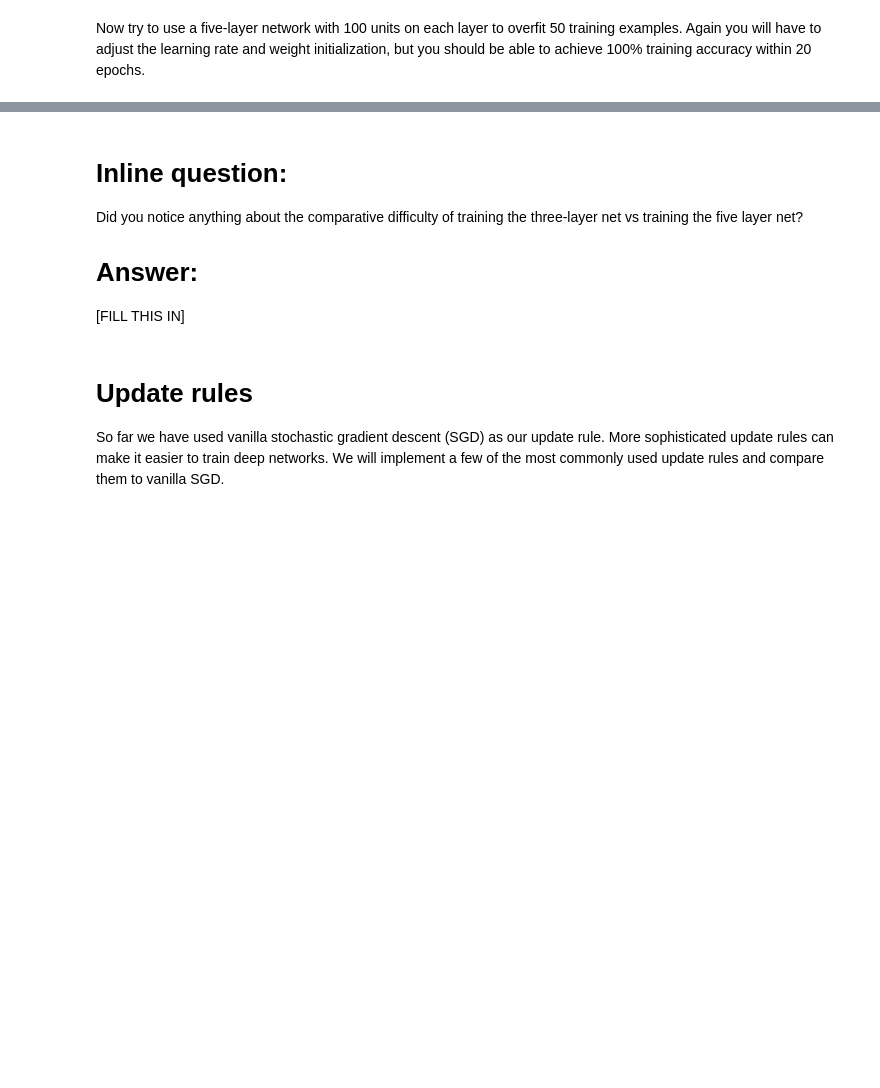
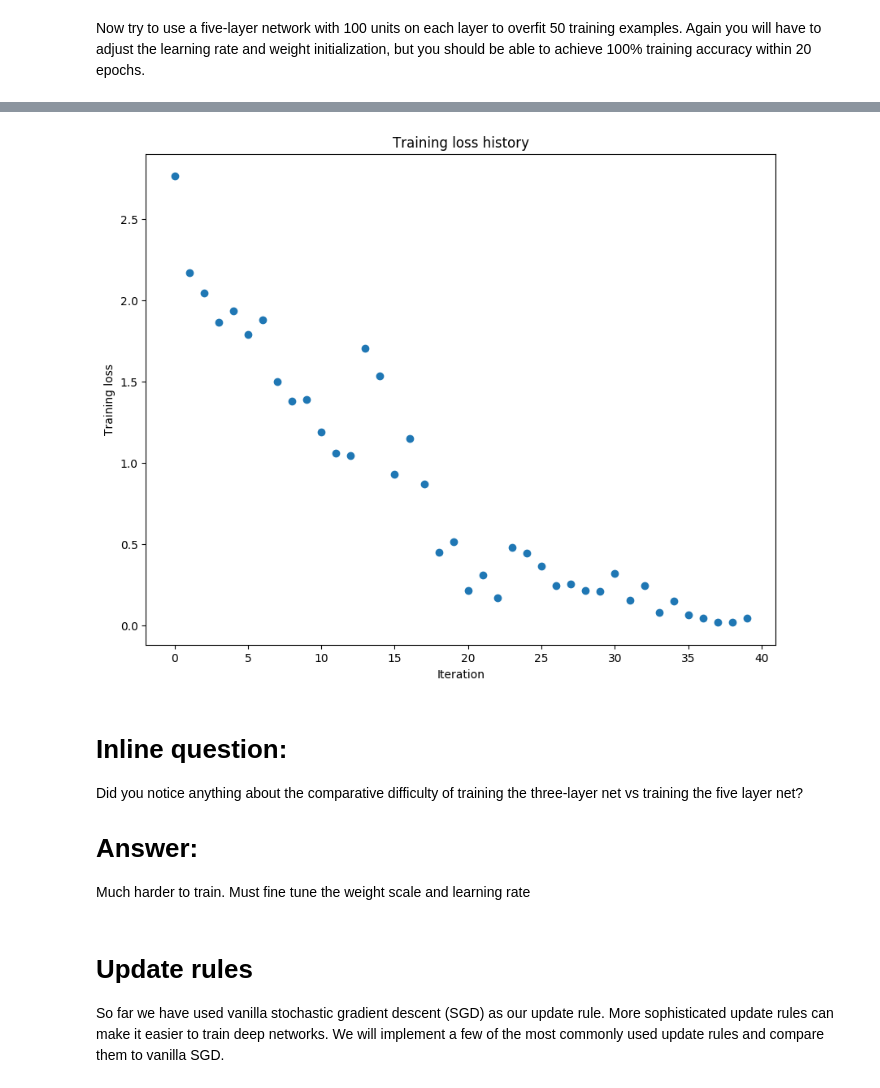
Before and after one commit to tcnguyen/CS231n, a Jupyter notebook: assignment2/FullyConnectedNets.ipynb, the cells around one changed output, grey strips where cells are left out. Saved outputs shown, nothing was run; the diff lists cells and outputs as text; code cells hidden in the pictures; blank space fills up the shorter version.

```diff
--- a/assignment2/FullyConnectedNets.ipynb
+++ b/assignment2/FullyConnectedNets.ipynb
@@ -455,8 +474,9 @@ small_data = {
   'y_val': data['y_val'],
 }
 
-learning_rate = 1e-3
-weight_scale = 1e-5
+weight_scale = 0.036
+learning_rate = 0.021
+
 model = FullyConnectedNet([100, 100, 100, 100],
                 weight_scale=weight_scale, dtype=np.float64)
 solver = Solver(model, small_data,
@@ -473,3 +493,4 @@ plt.title('Training loss history')
 plt.xlabel('Iteration')
 plt.ylabel('Training loss')
 plt.show()
+# %% [output]
@@ -476,9 +514,10 @@ plt.show()
+[figure, added]
 # %% [markdown]
 # Inline question:
 Did you notice anything about the comparative difficulty of training the three-layer net vs training the five layer net?
 
 # Answer:
-[FILL THIS IN]
+Much harder to train. Must fine tune the weight scale and learning rate
 # %% [markdown]
 # Update rules
 So far we have used vanilla stochastic gradient descent (SGD) as our update rule. More sophisticated update rules can make it easier to train deep networks. We will implement a few of the most commonly used update rules and compare them to vanilla SGD.
```
Also changed, not shown: parts of 12 cells of this notebook.
